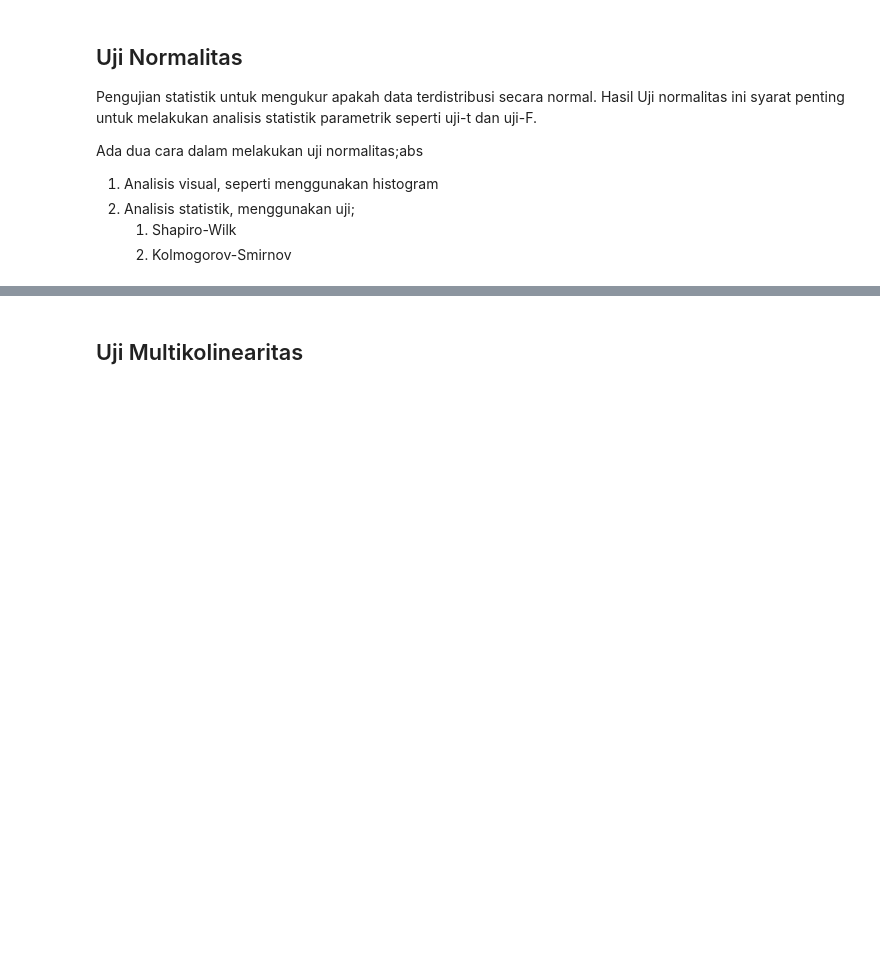
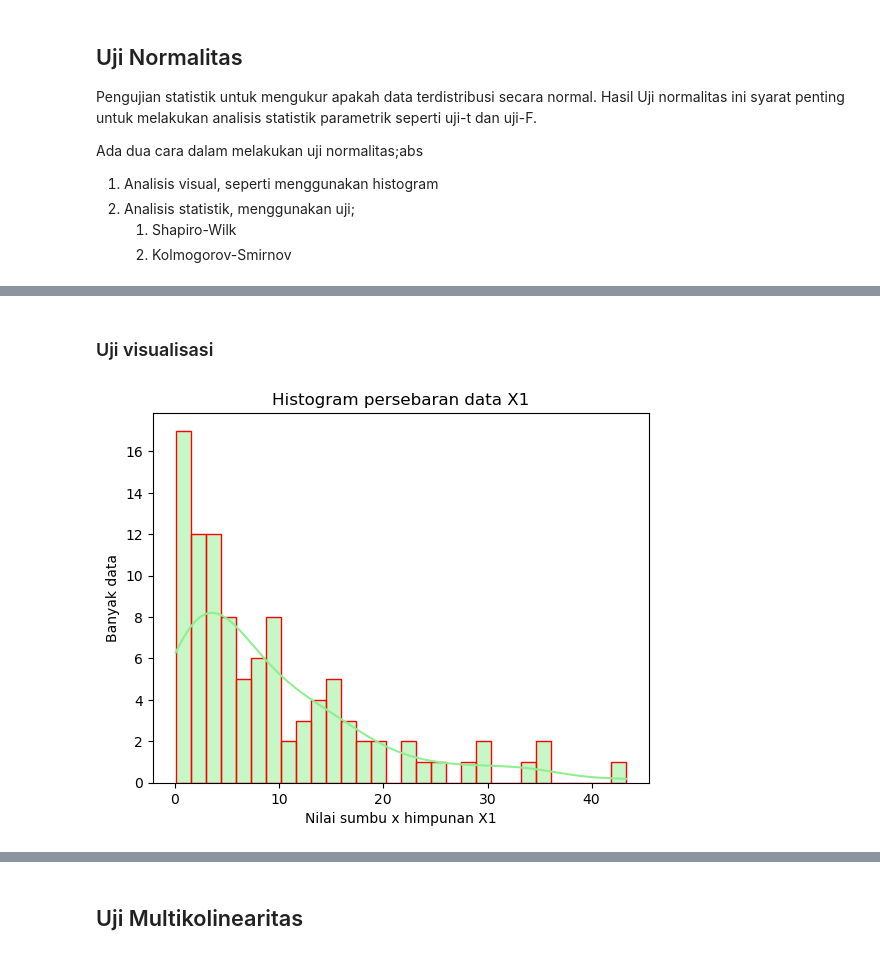
Before and after one commit to muhammadfarras/muhammadfarras.github.io, a Jupyter notebook: docs/All Bout Data/Data Mining/Statistical Analysis and Data Mining/materi/1_uji_asumsi_klasik.ipynb, the cells around one changed output, grey strips where cells are left out. Cells and saved outputs as stored; diff of their text form; code cells hidden in the pictures; blank space fills up the shorter version.

```diff
--- a/docs/All Bout Data/Data Mining/Statistical Analysis and Data Mining/materi/1_uji_asumsi_klasik.ipynb
+++ b/docs/All Bout Data/Data Mining/Statistical Analysis and Data Mining/materi/1_uji_asumsi_klasik.ipynb
@@ -1,8 +1,25 @@
 # %%
 import statsmodels.api as sm
+import matplotlib.pyplot as plt
 from scipy import stats
 import pandas as pd
 import seaborn as sns
+import numpy as np
+
+
+## Fungsi untuk menampilkan histogramabs
+
+def showVisualNormalitas(data, xlabel='Values',ylabel='Density',title='Customized Histogram with Density Plot'):
+    # Creating a customized histogram with a density plot
+    sns.histplot(data, bins=30, kde=True, color='lightgreen', edgecolor='red')
+
+    # Adding labels and title
+    plt.xlabel(xlabel)
+    plt.ylabel(ylabel)
+    plt.title(title)
+
+    # Display the plot
+    plt.show()
 # %% [markdown]
 # Uji asumsi klasik
 Adalah sereangkaian pengujian statistik yang dilakukan untuk memastikan model Regresi Linear valid dan tidak menghasilkan estimasi atau prediksi yang bias.
@@ -26,0 +50,17 @@ Ada dua cara dalam melakukan uji normalitas;abs
+# %%
+np.random.seed(42)
+
+# Create skewed/unnormalized independent variables
+X1 = np.random.exponential(scale=10, size=100)       # skewed positive
+X2 = np.random.normal(loc=50, scale=20, size=100)    # wide variance, some outliers
+
+# Dependent variable with noise
+y = 3*X1 + 2*X2 + np.random.normal(0, 25, size=100)
+
+df = pd.DataFrame({
+    "X1": X1,
+    "X2": X2,
+    "Y": y
+})
+
+df.head()
@@ -26,0 +74,6 @@ Ada dua cara dalam melakukan uji normalitas;abs
+# %% [markdown]
+### Uji visualisasi
+# %%
+showVisualNormalitas(df['X1'],'Nilai sumbu x himpunan X1','Banyak data','Histogram persebaran data X1')
+# %% [output]
+[figure, added]
```
Also changed, not shown: parts of 4 cells of this notebook, 1 other file.
